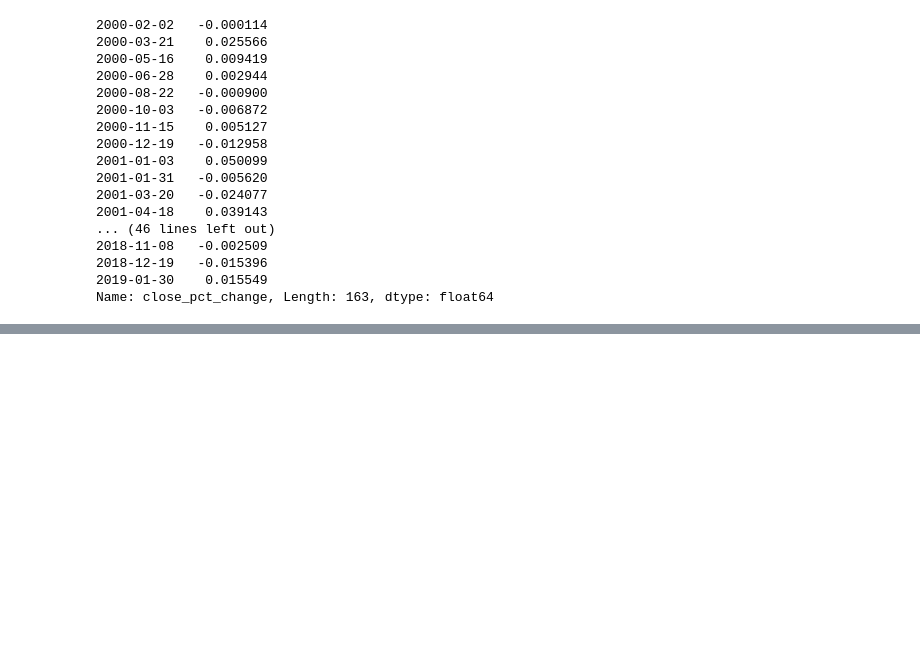
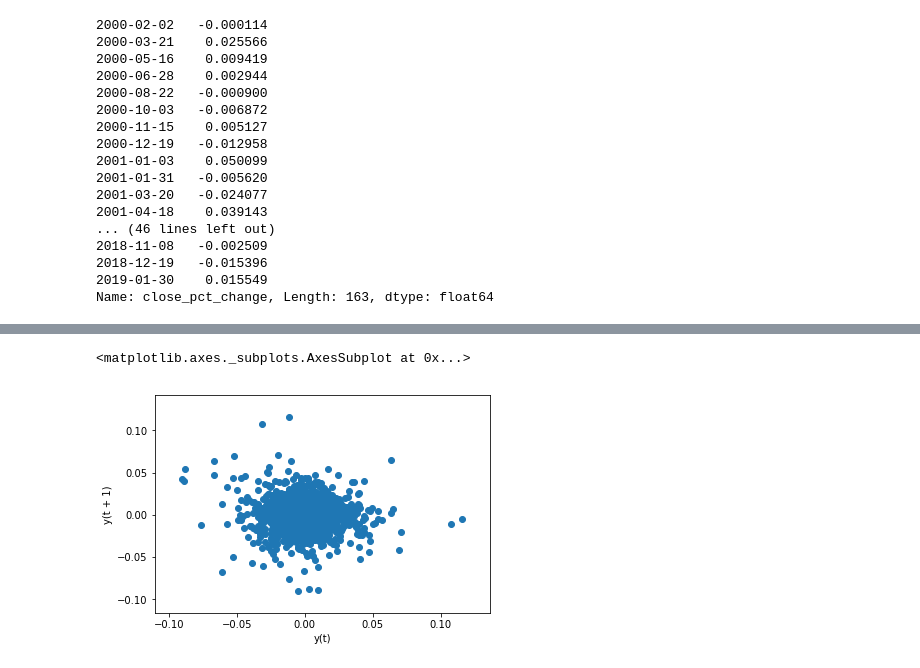
Before and after one commit to doublebigmak/econ_490, a Jupyter notebook: Final Project/Analysis.ipynb, the cells around one changed output, grey strips where cells are left out. Saved outputs shown, nothing was run; the diff lists cells and outputs as text; code cells hidden in the pictures; blank space fills up the shorter version.

```diff
--- a/Final Project/Analysis.ipynb
+++ b/Final Project/Analysis.ipynb
@@ -173,0 +195,3 @@ fed_chair = pd.DataFrame({'Date':spx_statements.index})
+# %%
+poli_leader['fed_chair']=poli_leader['Date'].apply(chairperson)
+poli_leader['president']=poli_leader['Date'].apply(president)
@@ -220,0 +302,5 @@ fed_chair
+# %%
+lag_plot(spx_statements['close_pct_change'])
+# %% [output]
+<matplotlib.axes._subplots.AxesSubplot at 0x...>
+[figure, added]
```
Also changed, not shown: parts of 23 cells of this notebook.
